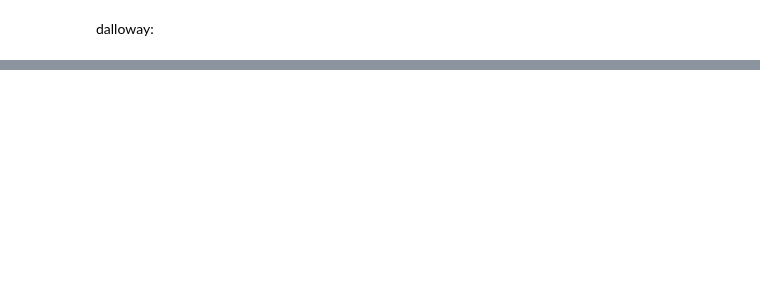
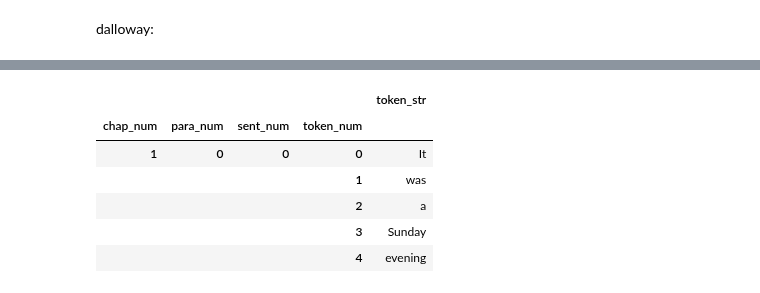
Before and after one commit to sqr8ap/DS5001-2025-01-R, a Jupyter notebook: final_project/Parse.ipynb, the cells around one changed output, grey strips where cells are left out. Drawn from its saved outputs; the diff is of its cells as text; code cells hidden in the pictures; blank space fills up the shorter version.

```diff
--- a/final_project/Parse.ipynb
+++ b/final_project/Parse.ipynb
@@ -171,0 +314,3 @@ dalloway:
+# %%
+PARAS_nightday = get_para(CHAPS_nightday, para_pat)
+PARAS_nightday.head()
@@ -171,0 +397,3 @@ dalloway:
+# %%
+SENTS_nightday = get_sent(PARAS_nightday)
+SENTS_nightday.head()
@@ -171,0 +453,11 @@ dalloway:
+# %%
+TOKEN_nightday = get_tokens(SENTS_nightday)
+TOKEN_nightday.head()
+# %% [output]
+|  |  |  |  | token_str |
+| chap_num | para_num | sent_num | token_num |  |
+| 1 | 0 | 0 | 0 | It |
+|  |  |  | 1 | was |
+|  |  |  | 2 | a |
+|  |  |  | 3 | Sunday |
+|  |  |  | 4 | evening |
```
Also changed, not shown: parts of 38 cells of this notebook.
